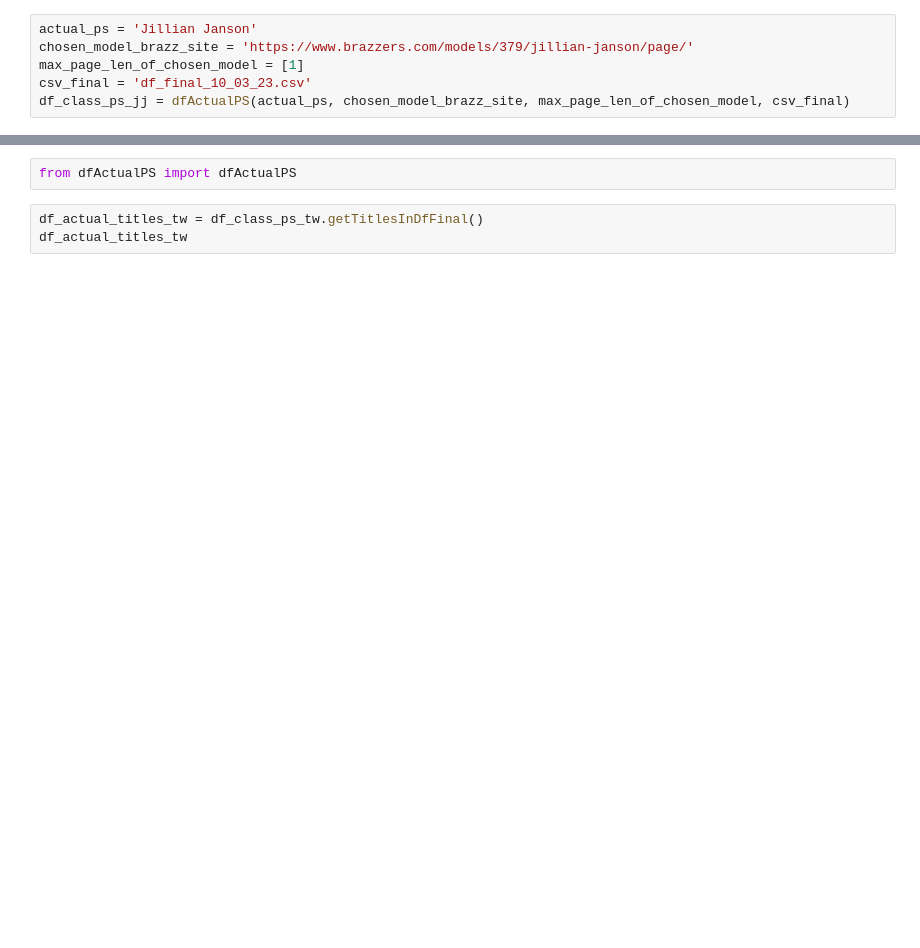
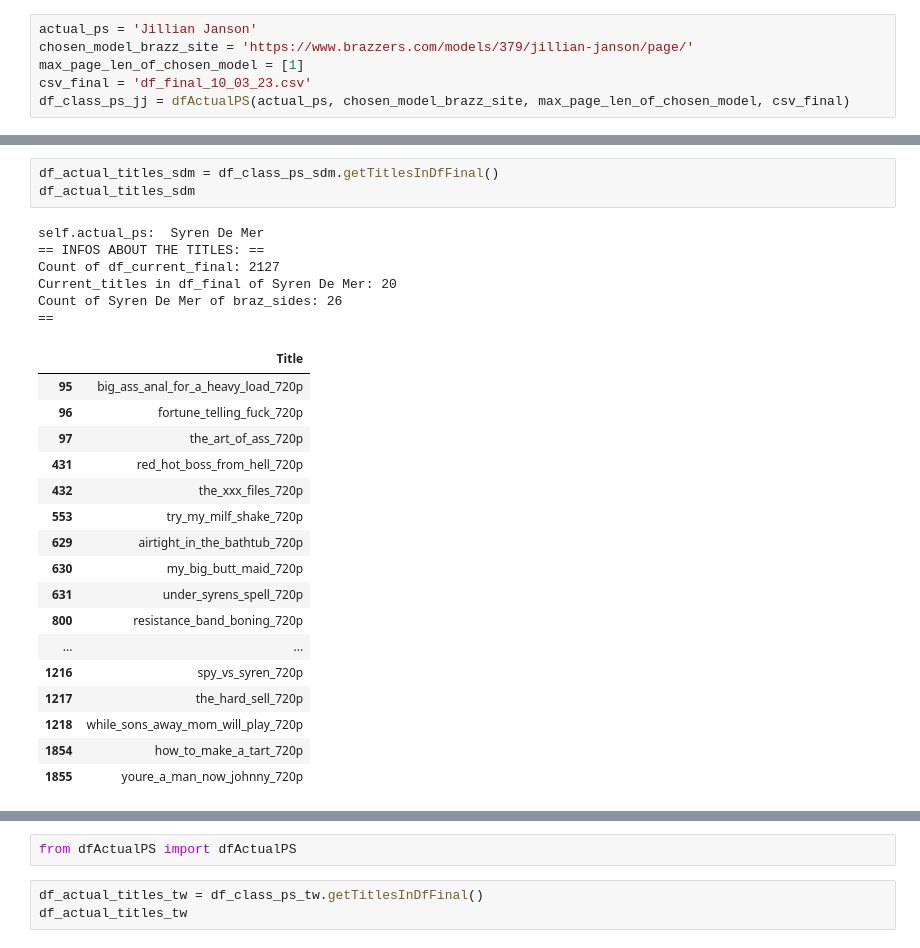
Before and after one commit to docwerder/braz, a Jupyter notebook: getActualPS.ipynb, the cells around one changed output, grey strips where cells are left out. Saved outputs shown, nothing was run; the diff lists cells and outputs as text; blank space fills up the shorter version.

```diff
--- a/getActualPS.ipynb
+++ b/getActualPS.ipynb
@@ -154,0 +153,27 @@ Count of Jillian Janson of braz_sides: 20
+# %%
+df_actual_titles_sdm = df_class_ps_sdm.getTitlesInDfFinal()
+df_actual_titles_sdm
+# %% [output]
+self.actual_ps:  Syren De Mer
+== INFOS ABOUT THE TITLES: ==
+Count of df_current_final: 2127
+Current_titles in df_final of Syren De Mer: 20
+Count of Syren De Mer of braz_sides: 26
+==
+|  | Title |
+| 95 | big_ass_anal_for_a_heavy_load_720p |
+| 96 | fortune_telling_fuck_720p |
+| 97 | the_art_of_ass_720p |
+| 431 | red_hot_boss_from_hell_720p |
+| 432 | the_xxx_files_720p |
+| 553 | try_my_milf_shake_720p |
+| 629 | airtight_in_the_bathtub_720p |
+| 630 | my_big_butt_maid_720p |
+| 631 | under_syrens_spell_720p |
+| 800 | resistance_band_boning_720p |
+| ... | ... |
+| 1216 | spy_vs_syren_720p |
+| 1217 | the_hard_sell_720p |
+| 1218 | while_sons_away_mom_will_play_720p |
+| 1854 | how_to_make_a_tart_720p |
+| 1855 | youre_a_man_now_johnny_720p |
```
Also changed, not shown: parts of 30 cells of this notebook, 3 other files.
